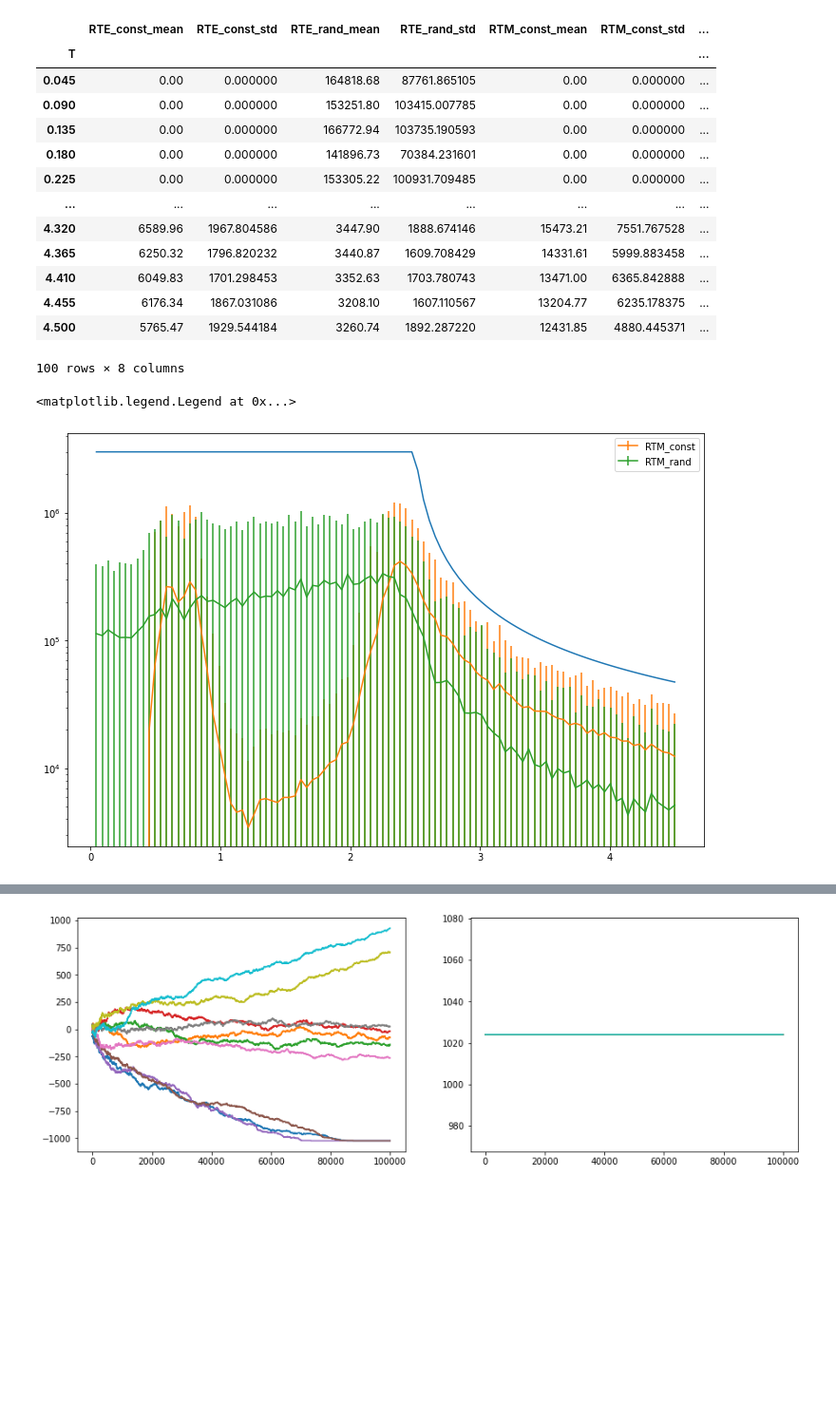
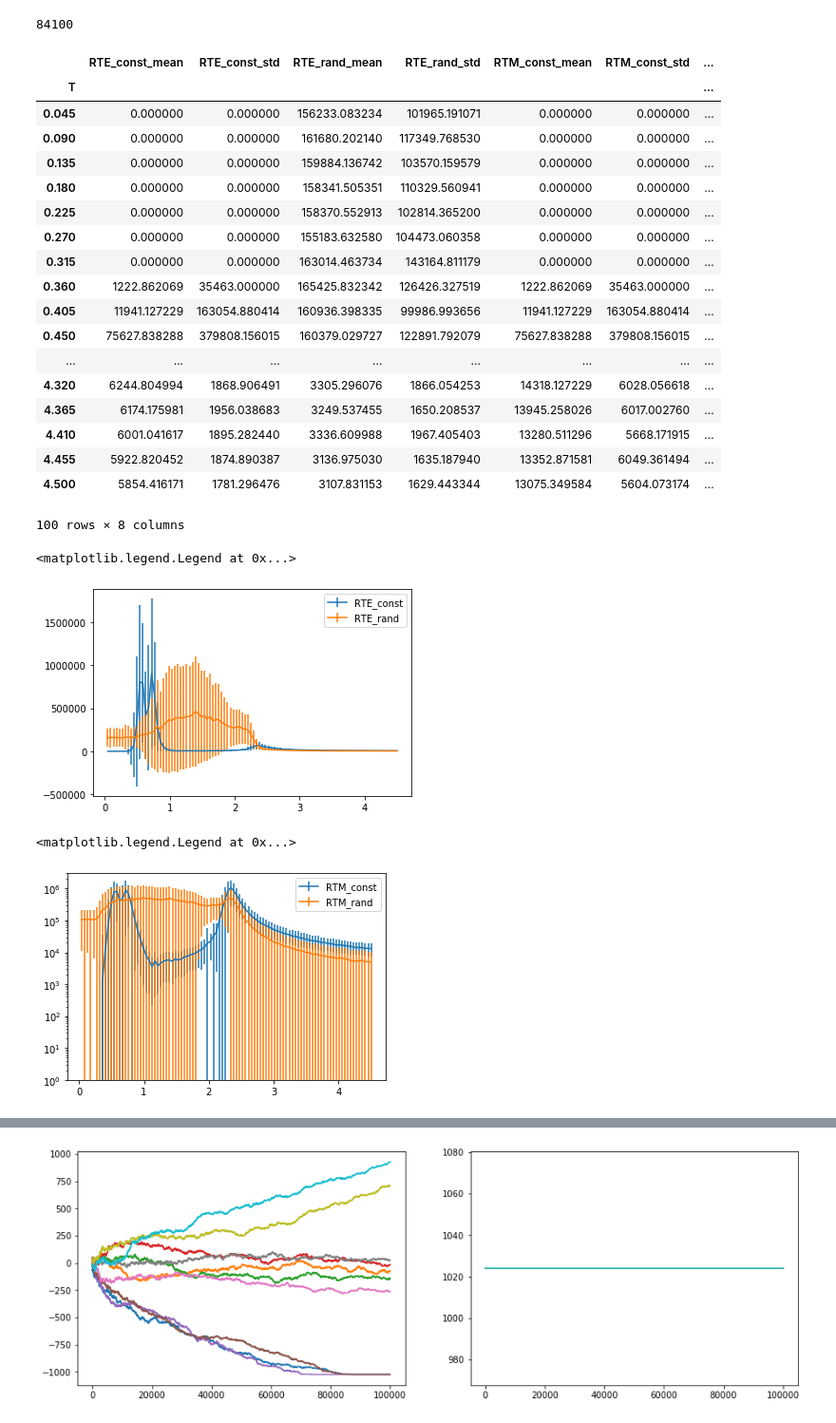
Before and after one commit to ashmat98/ising-model, a Jupyter notebook: python/relaxation-time.ipynb, the cells around one changed output, grey strips where cells are left out. Shown at 95% size. Saved outputs shown, nothing was run; the diff lists cells and outputs as text; code cells hidden in the pictures; blank space fills up the shorter version.

```diff
--- a/python/relaxation-time.ipynb
+++ b/python/relaxation-time.ipynb
@@ -25,2 +33,20 @@ _,_,Ms, Es, engine = to_run(1, 1_000_000, T=0.1, N=32, freq=1,
 # %%
-pool = Pool(7)
+pool = Pool(4)
+# %%
+scale = 100
+times = 1000
+
+# Ts = np.concatenate([
+#     np.linspace(0,1.8,scale),
+#     np.linspace(1.8,3.5,5*scale),
+#     np.linspace(3.5,6,scale),
+# ])
+Ts1=np.linspace(0,4.5,scale+1)[1:]
+Ts = [Ts1]*times
+
+steps = np.ones_like(Ts1)*10**5
+b=0.08
+n=0.1
+steps = np.exp(np.log(3*10**6)*(b/(b+Ts1-2.5))**n)
+steps[Ts1<2.5] = 3*10**6
+steps = steps.astype(int)
@@ -27,22 +58,11 @@ pool = Pool(7)
 # %%
-scale = 100
-times = 100
-
-# Ts = np.concatenate([
-#     np.linspace(0,1.8,scale),
-#     np.linspace(1.8,3.5,5*scale),
-#     np.linspace(3.5,6,scale),
-# ])
-
-Ts = [np.linspace(0,4.5,scale+1)[1:]]*times
-
 results = []
 for Ts1 in tqdm(Ts):
     runs = len(Ts1)
     res = pool.starmap(find_relaxation, #T, N, steps, SEED
             zip(*(Ts1,
                   [32]*runs, # N
-                  [1000_000]*runs, # steps
+                  steps, # steps
                   np.random.randint(0,1000000, runs), # seed
                       )),
 #             chunksize=1
@@ -51,3 +76,7 @@ for Ts1 in tqdm(Ts):
+# %%
+len(results)
+# %% [output]
+84100
 # %%
 def findpos(x, start=0):
     def findpos_rec(x, start=0):
@@ -84,17 +113,22 @@ dfm
 # %% [output]
 |  | RTE_const_mean | RTE_const_std | RTE_rand_mean | RTE_rand_std | RTM_const_mean | RTM_const_std | ... |
 | T |  |  |  |  |  |  | ... |
-| 0.045 | 0.00 | 0.000000 | 164818.68 | 87761.865105 | 0.00 | 0.000000 | ... |
-| 0.090 | 0.00 | 0.000000 | 153251.80 | 103415.007785 | 0.00 | 0.000000 | ... |
-| 0.135 | 0.00 | 0.000000 | 166772.94 | 103735.190593 | 0.00 | 0.000000 | ... |
-| 0.180 | 0.00 | 0.000000 | 141896.73 | 70384.231601 | 0.00 | 0.000000 | ... |
-| 0.225 | 0.00 | 0.000000 | 153305.22 | 100931.709485 | 0.00 | 0.000000 | ... |
+| 0.045 | 0.000000 | 0.000000 | 156233.083234 | 101965.191071 | 0.000000 | 0.000000 | ... |
+| 0.090 | 0.000000 | 0.000000 | 161680.202140 | 117349.768530 | 0.000000 | 0.000000 | ... |
+| 0.135 | 0.000000 | 0.000000 | 159884.136742 | 103570.159579 | 0.000000 | 0.000000 | ... |
+| 0.180 | 0.000000 | 0.000000 | 158341.505351 | 110329.560941 | 0.000000 | 0.000000 | ... |
+| 0.225 | 0.000000 | 0.000000 | 158370.552913 | 102814.365200 | 0.000000 | 0.000000 | ... |
+| 0.270 | 0.000000 | 0.000000 | 155183.632580 | 104473.060358 | 0.000000 | 0.000000 | ... |
+| 0.315 | 0.000000 | 0.000000 | 163014.463734 | 143164.811179 | 0.000000 | 0.000000 | ... |
+| 0.360 | 1222.862069 | 35463.000000 | 165425.832342 | 126426.327519 | 1222.862069 | 35463.000000 | ... |
+| 0.405 | 11941.127229 | 163054.880414 | 160936.398335 | 99986.993656 | 11941.127229 | 163054.880414 | ... |
+| 0.450 | 75627.838288 | 379808.156015 | 160379.029727 | 122891.792079 | 75627.838288 | 379808.156015 | ... |
 | ... | ... | ... | ... | ... | ... | ... | ... |
-| 4.320 | 6589.96 | 1967.804586 | 3447.90 | 1888.674146 | 15473.21 | 7551.767528 | ... |
-| 4.365 | 6250.32 | 1796.820232 | 3440.87 | 1609.708429 | 14331.61 | 5999.883458 | ... |
-| 4.410 | 6049.83 | 1701.298453 | 3352.63 | 1703.780743 | 13471.00 | 6365.842888 | ... |
-| 4.455 | 6176.34 | 1867.031086 | 3208.10 | 1607.110567 | 13204.77 | 6235.178375 | ... |
-| 4.500 | 5765.47 | 1929.544184 | 3260.74 | 1892.287220 | 12431.85 | 4880.445371 | ... |
+| 4.320 | 6244.804994 | 1868.906491 | 3305.296076 | 1866.054253 | 14318.127229 | 6028.056618 | ... |
+| 4.365 | 6174.175981 | 1956.038683 | 3249.537455 | 1650.208537 | 13945.258026 | 6017.002760 | ... |
+| 4.410 | 6001.041617 | 1895.282440 | 3336.609988 | 1967.405403 | 13280.511296 | 5668.171915 | ... |
+| 4.455 | 5922.820452 | 1874.890387 | 3136.975030 | 1635.187940 | 13352.871581 | 6049.361494 | ... |
+| 4.500 | 5854.416171 | 1781.296476 | 3107.831153 | 1629.443344 | 13075.349584 | 5604.073174 | ... |
 100 rows × 8 columns
 # %%
-sprs = 1/3
+sprs=1
@@ -110,9 +135,17 @@ steps = steps.astype(int)
+# %%
+plt.errorbar(dfm.index, dfm.RTE_const_mean, yerr=dfm.RTE_const_std/sprs, label="RTE_const")
+plt.errorbar(dfm.index, dfm.RTE_rand_mean, yerr=dfm.RTE_rand_std/sprs, label="RTE_rand")
+#plt.gca().set_yscale("log")
+plt.legend()
+# %% [output]
+<matplotlib.legend.Legend at 0x...>
+[figure, added]
 # %%
-plt.plot(dfm.index, steps)
 plt.errorbar(dfm.index, dfm.RTM_const_mean, yerr=dfm.RTM_const_std/sprs, label="RTM_const")
 plt.errorbar(dfm.index, dfm.RTM_rand_mean, yerr=dfm.RTM_rand_std/sprs, label="RTM_rand")
-plt.gca().set_yscale("log", base=10)
+plt.gca().set_yscale("log")
+plt.ylim(1,3*10**6)
 plt.legend()
 # %% [output]
 <matplotlib.legend.Legend at 0x...>
-[figure, old version]
+[figure, new version]
```
Also changed, not shown: parts of 12 cells of this notebook.
